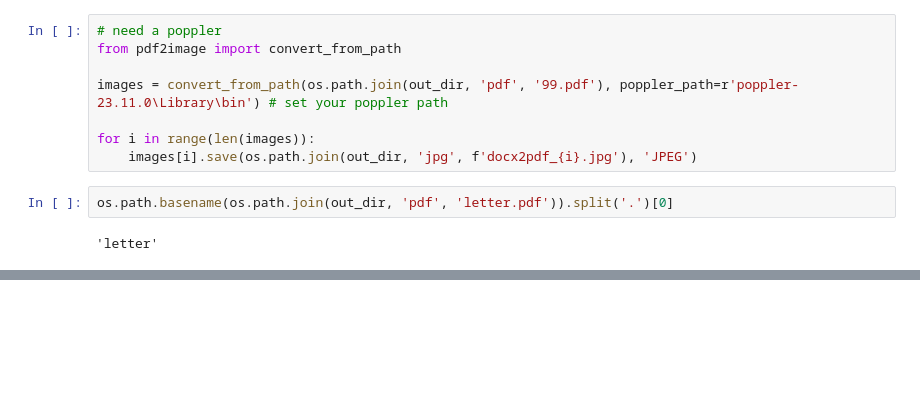
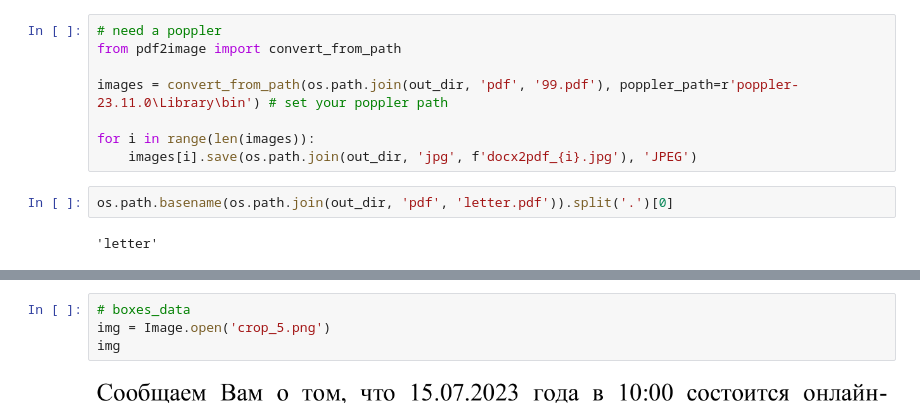
Before and after one commit to Letters-recognize-service/letters_dataset_generator, a Jupyter notebook: letters_test_win.ipynb, the cells around one changed output, grey strips where cells are left out. Cells and saved outputs as stored; diff of their text form; blank space fills up the shorter version.

```diff
--- a/letters_test_win.ipynb
+++ b/letters_test_win.ipynb
@@ -428,0 +781,6 @@ os.path.basename(os.path.join(out_dir, 'pdf', 'letter.pdf')).split('.')[0]
+# %%
+# boxes_data
+img = Image.open('crop_5.png')
+img
+# %% [output]
+[figure, added]
```
Also changed, not shown: parts of 26 cells of this notebook.
